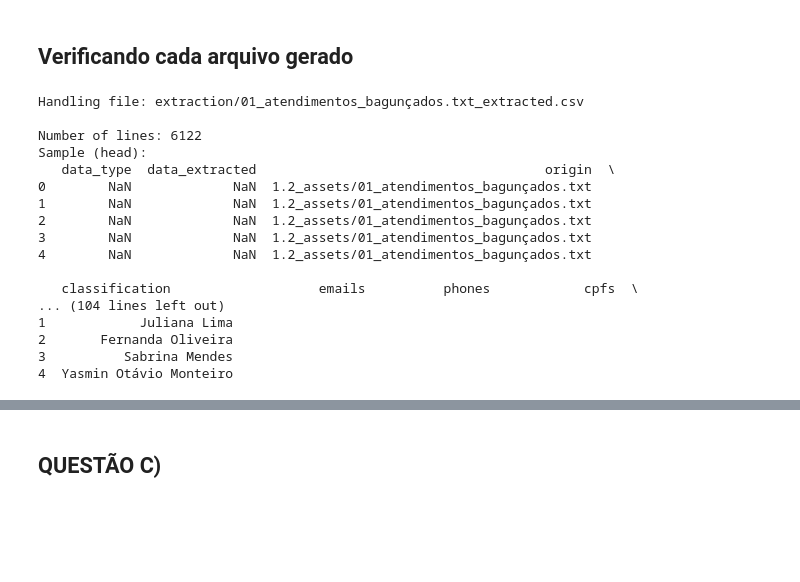
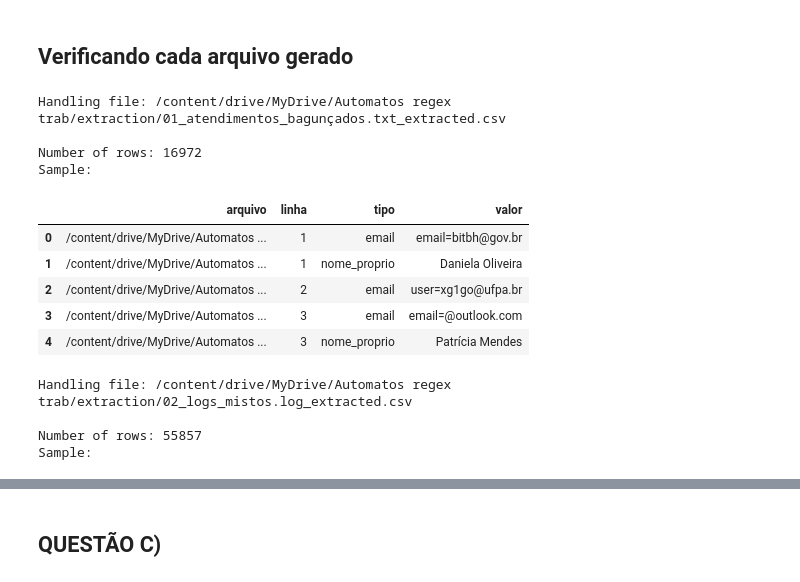
Before and after one commit to Flaeury/automatos-av1, a Jupyter notebook: AV1-AUTOMATOS.ipynb, the cells around one changed output, grey strips where cells are left out. Saved outputs shown, nothing was run; the diff lists cells and outputs as text; code cells hidden in the pictures; blank space fills up the shorter version.

```diff
--- a/AV1-AUTOMATOS.ipynb
+++ b/AV1-AUTOMATOS.ipynb
@@ -200,8 +224,6 @@ def matches_to_list(matches):
 
 class REFinder:
     def __init__(self):
-        # A lista de DDDs não será mais carregada de um arquivo específico aqui.
-        # A regex de telefone será mais geral.
         pass
 
     def extract_emails(self, text: str) -> list[str]:
@@ -273,27 +295,23 @@ class REFinder:
         return matches_to_list(matches)
 
     def extract_URLs(self, text: str) -> list[str]:
-        letters = r"([a-z]|[A-Z])"
-        digits = r"[0-9]"
-        domain_essential = fr"({letters}|{digits})"
-        pre_final = fr"{domain_essential}+(\-{domain_essential}+)*\."
-        final = r"(org|edu|br|com)"
-        domain = fr"{pre_final}+{final}"
-        url_pattern = re.compile(fr"http(s)?\:\/\/www\.{domain}")
+        url_pattern = re.compile(
+            r'https?://[a-zA-Z0-9.-]+\.[a-zA-Z]{2,}(?:[/?#][^\s]*)?'
+        )
 
         matches = re.finditer(pattern=url_pattern, string=text)
         return matches_to_list(matches)
 
     def extract_currency_values(self, text: str) -> list[str]:
-        currency_pattern = re.compile(r"R\$[0-9]+\,[0-9]{2}") # Assumindo duas casas decimais
+        currency_pattern = re.compile(
+            r'R\$\s?\d{1,3}(?:\.\d{3})*,\d{2}|R\$\s?\d+,\d{2}'
+        )
 
         matches = re.finditer(pattern=currency_pattern, string=text)
         return matches_to_list(matches)
 
     def extract_proper_nouns(self, text: str) -> list[str]:
-        # Critério: Palavras que começam com letra maiúscula, seguidas de letras minúsculas (incluindo acentuadas).
-        # Este é uma heurística simples e pode incluir falsos positivos (ex: início de frase, abreviações).
-        # Para uma detecção mais robusta, seria necessário processamento de linguagem natural (NLP) e um dicionário de nomes.
+
         proper_noun_pattern = re.compile(r'\b[A-ZÀ-Ú][a-zà-úü]+\b(?:[\s\-\']\b[A-ZÀ-Ú][a-zà-úü]+\b)*') # Captura nomes compostos e com apóstrofo
 
         matches = re.finditer(pattern=proper_noun_pattern, string=text)
@@ -382,33 +488,38 @@ Saving as... extraction/04_exportacao_suja.csv_extracted.csv
 # %% [markdown]
 ## Verificando cada arquivo gerado
 # %%
-new_files_names = ["01_atendimentos_bagunçados.txt_extracted.csv",
-               "02_logs_mistos.log_extracted.csv",
-               "03_mensagens_chat.txt_extracted.csv",
-               "04_exportacao_suja.csv_extracted.csv"]
+new_files_names = [
+    "01_atendimentos_bagunçados.txt_extracted.csv",
+    "02_logs_mistos.log_extracted.csv",
+    "03_mensagens_chat.txt_extracted.csv",
+    "04_exportacao_suja.csv_extracted.csv"
+]
 
-new_fileReaders = []
 for name in new_files_names:
-    print(f"Handling file: {filepath_extraction+name}\n")
-    file = FileReader(filepath=filepath_extraction+name)
-    print(f"Number of lines: {file.count_lines()}")
-    print(f"Sample (head):\n{file.show_sample()}\n")
-    new_fileReaders.append(file)
+    caminho = filepath_extraction + name
+    print(f"Handling file: {caminho}\n")
+
+    if os.path.exists(caminho):
+        df_extraido = pd.read_csv(caminho)
+        print(f"Number of rows: {len(df_extraido)}")
+        print("Sample:")
+        display(df_extraido.head())
+        print(" ")
+    else:
+        print("Arquivo não encontrado.")
+        print(" ")
 # %% [output]
-Handling file: extraction/01_atendimentos_bagunçados.txt_extracted.csv
+Handling file: /content/drive/MyDrive/Automatos regex trab/extraction/01_atendimentos_bagunçados.txt_extracted.csv
 
-Number of lines: 6122
-Sample (head):
-   data_type  data_extracted                                     origin  \
-0        NaN             NaN  1.2_assets/01_atendimentos_bagunçados.txt
-1        NaN             NaN  1.2_assets/01_atendimentos_bagunçados.txt
-2        NaN             NaN  1.2_assets/01_atendimentos_bagunçados.txt
-3        NaN             NaN  1.2_assets/01_atendimentos_bagunçados.txt
-4        NaN             NaN  1.2_assets/01_atendimentos_bagunçados.txt
-
-   classification                   emails          phones            cpfs  \
-... (104 lines left out)
-1            Juliana Lima
-2       Fernanda Oliveira
-3          Sabrina Mendes
-4  Yasmin Otávio Monteiro
+Number of rows: 16972
+Sample:
+|  | arquivo | linha | tipo | valor |
+| 0 | /content/drive/MyDrive/Automatos ... | 1 | email | email=bitbh@gov.br |
+| 1 | /content/drive/MyDrive/Automatos ... | 1 | nome_proprio | Daniela Oliveira |
+| 2 | /content/drive/MyDrive/Automatos ... | 2 | email | user=xg1go@ufpa.br |
+| 3 | /content/drive/MyDrive/Automatos ... | 3 | email | email=@outlook.com |
+| 4 | /content/drive/MyDrive/Automatos ... | 3 | nome_proprio | Patrícia Mendes |
+Handling file: /content/drive/MyDrive/Automatos regex trab/extraction/02_logs_mistos.log_extracted.csv
+
+Number of rows: 55857
+Sample:
```
Also changed, not shown: parts of 15 cells of this notebook, 9 other files.
